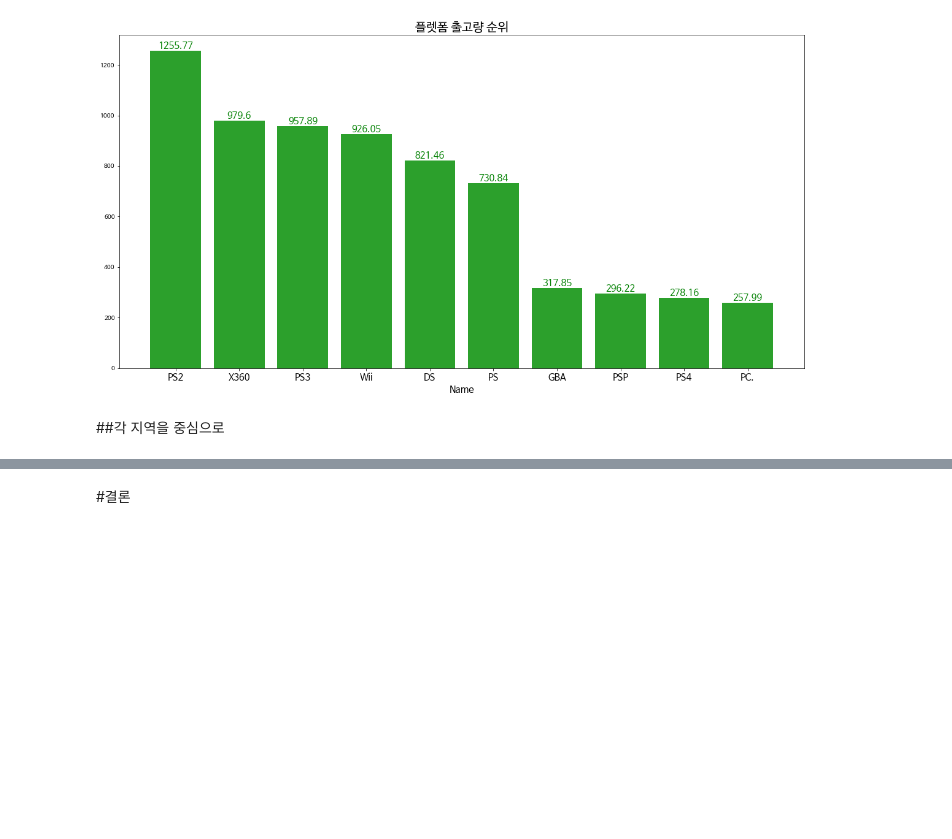
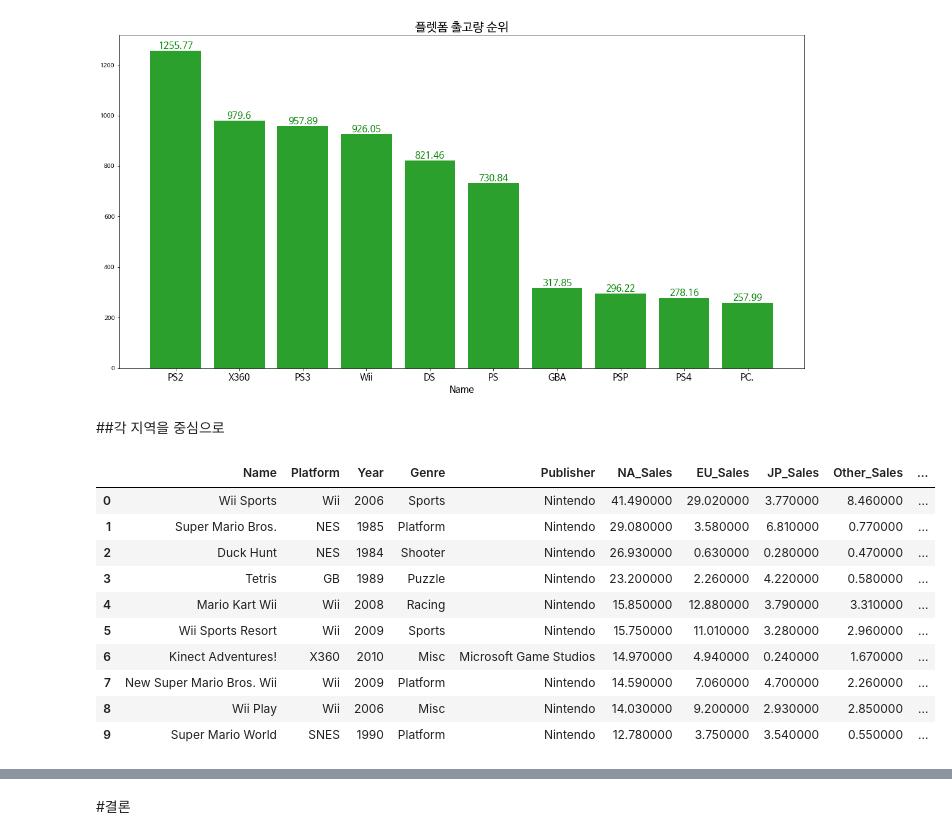
Before and after one commit to poandpo/project-, a Jupyter notebook: project1.ipynb, the cells around one changed output, grey strips where cells are left out. Cells and saved outputs as stored; diff of their text form; code cells hidden in the pictures; blank space fills up the shorter version.

```diff
--- a/project1.ipynb
+++ b/project1.ipynb
@@ -742,0 +764,15 @@ plt.show()
+# %%
+df_N=df.sort_values(by=['NA_Sales'],ascending = False).head(10).reset_index(drop=True)
+df_N.style.background_gradient(cmap=cm,subset=['NA_Sales'])
+# %% [output]
+|  | Name | Platform | Year | Genre | Publisher | NA_Sales | EU_Sales | JP_Sales | Other_Sales | ... |
+| 0 | Wii Sports | Wii | 2006 | Sports | Nintendo | 41.490000 | 29.020000 | 3.770000 | 8.460000 | ... |
+| 1 | Super Mario Bros. | NES | 1985 | Platform | Nintendo | 29.080000 | 3.580000 | 6.810000 | 0.770000 | ... |
+| 2 | Duck Hunt | NES | 1984 | Shooter | Nintendo | 26.930000 | 0.630000 | 0.280000 | 0.470000 | ... |
+| 3 | Tetris | GB | 1989 | Puzzle | Nintendo | 23.200000 | 2.260000 | 4.220000 | 0.580000 | ... |
+| 4 | Mario Kart Wii | Wii | 2008 | Racing | Nintendo | 15.850000 | 12.880000 | 3.790000 | 3.310000 | ... |
+| 5 | Wii Sports Resort | Wii | 2009 | Sports | Nintendo | 15.750000 | 11.010000 | 3.280000 | 2.960000 | ... |
+| 6 | Kinect Adventures! | X360 | 2010 | Misc | Microsoft Game Studios | 14.970000 | 4.940000 | 0.240000 | 1.670000 | ... |
+| 7 | New Super Mario Bros. Wii | Wii | 2009 | Platform | Nintendo | 14.590000 | 7.060000 | 4.700000 | 2.260000 | ... |
+| 8 | Wii Play | Wii | 2006 | Misc | Nintendo | 14.030000 | 9.200000 | 2.930000 | 2.850000 | ... |
+| 9 | Super Mario World | SNES | 1990 | Platform | Nintendo | 12.780000 | 3.750000 | 3.540000 | 0.550000 | ... |
```
Also changed, not shown: parts of 19 cells of this notebook.
